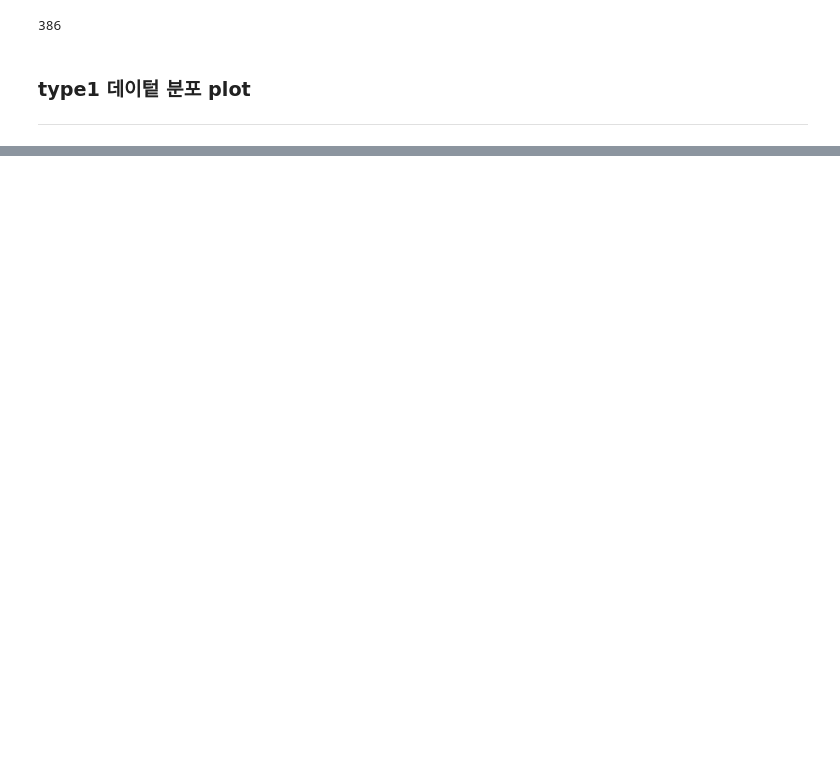
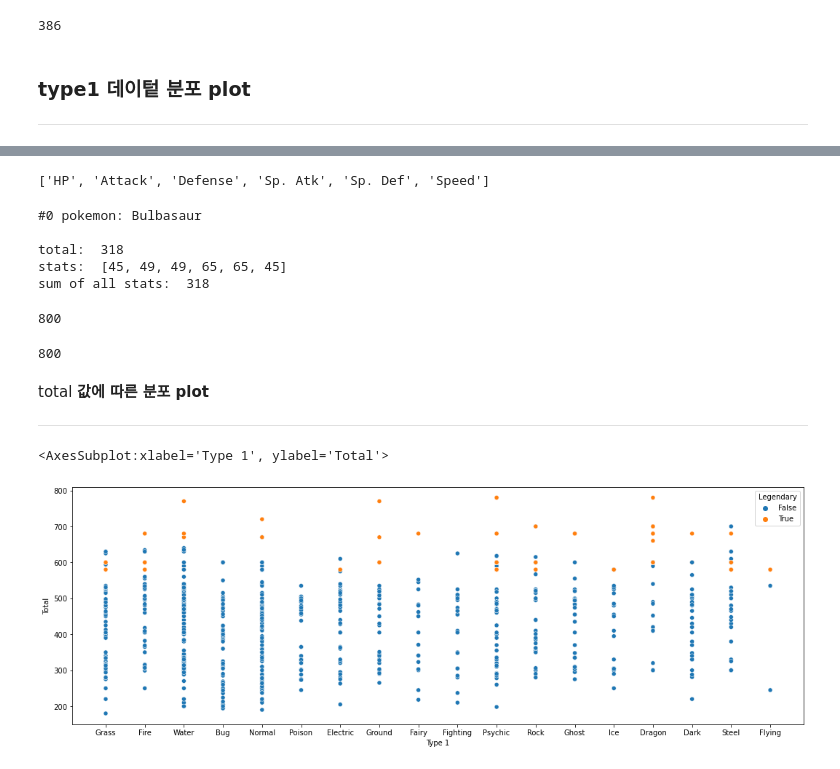
Before and after one commit to Superstar89/sba_project, a Jupyter notebook: aiffel/13. 🦄 가랏, 몬스터볼! 전설의 포켓몬 찾아 삼만리.ipynb, the cells around one changed output, grey strips where cells are left out. Cells and saved outputs as stored; diff of their text form; code cells hidden in the pictures; blank space fills up the shorter version.

```diff
--- a/aiffel/13. 🦄 가랏, 몬스터볼! 전설의 포켓몬 찾아 삼만리.ipynb
+++ b/aiffel/13. 🦄 가랏, 몬스터볼! 전설의 포켓몬 찾아 삼만리.ipynb
@@ -168,0 +236,35 @@ Text(0.5, 1.0, '[Legendary Pokemons]')
+# %%
+stats = ["HP", "Attack", "Defense", "Sp. Atk", "Sp. Def", "Speed"]
+stats
+# %% [output]
+['HP', 'Attack', 'Defense', 'Sp. Atk', 'Sp. Def', 'Speed']
+# %%
+print("#0 pokemon: {}\n".format(pokemon.loc[0, "Name"]))
+print("total: ", int(pokemon.loc[0, "Total"]))
+print("stats: ", list(pokemon.loc[0, stats]))
+print("sum of all stats: ", sum(list(pokemon.loc[0, stats])))
+# %% [output]
+#0 pokemon: Bulbasaur
+
+total:  318
+stats:  [45, 49, 49, 65, 65, 45]
+sum of all stats:  318
+# %%
+sum(pokemon['Total'].values == pokemon[stats].values.sum(axis=1))
+# %% [output]
+800
+# %%
+sum(pokemon['Total'].values == pokemon[stats].values.sum(axis=1))
+# %% [output]
+800
+# %% [markdown]
+total __값에 따른 분포 plot__
+___
+# %%
+fig, ax = plt.subplots()
+fig.set_size_inches(18,6)
+
+sns.scatterplot(data=pokemon, x="Type 1", y="Total", hue="Legendary")
+# %% [output]
+<AxesSubplot:xlabel='Type 1', ylabel='Total'>
+[figure, added]
```
Also changed, not shown: parts of 82 cells of this notebook, 19 other files.
